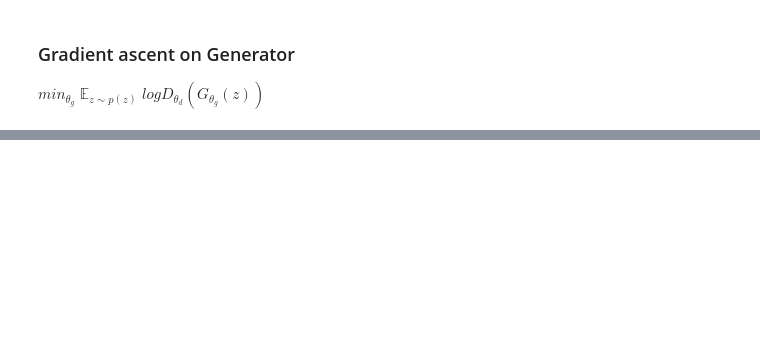
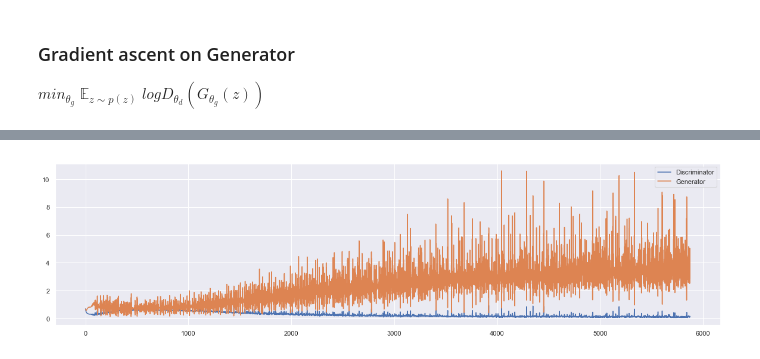
Before and after one commit to jordanott/MachineLearning, a Jupyter notebook: Notebooks/gan.ipynb, the cells around one changed output, grey strips where cells are left out. Saved outputs shown, nothing was run; the diff lists cells and outputs as text; code cells hidden in the pictures; blank space fills up the shorter version.

Commit message:
GAN updates, training, and results

```diff
--- a/Notebooks/gan.ipynb
+++ b/Notebooks/gan.ipynb
@@ -11,9 +15,13 @@ from torch.nn import functional as F
 from torchvision import datasets, transforms
 from torchvision.utils import save_image
 from torch.autograd import Variable
+
+import matplotlib.pyplot as plt
+import seaborn as sns
+sns.set(color_codes=True)
 # %%
-BATCH_SIZE = 128
-EPOCHS = 10
+BATCH_SIZE = 256
+EPOCHS = 25
 LOG_INTERVAL = 100
 CUDA = False #torch.cuda.is_available()
 
@@ -99,7 +105,7 @@ $max_{\theta_{d}}\mathop{{}\mathbb{E}}_{x \sim p_{data}} log D_{\theta}(x)$
 $min_{\theta_{g}} \mathop{{}\mathbb{E}}_{z \sim p(z)} log D_{\theta_{d}}(G_{\theta_{g}}(z))$
 # %%
 Tensor = torch.cuda.FloatTensor if CUDA else torch.FloatTensor
-
+loss = {'G':[], 'D':[]}
 for epoch in range(EPOCHS):
     for i, (imgs, _) in enumerate(dataloader):
         # Adversarial ground truths
@@ -107,7 +113,7 @@ for epoch in range(EPOCHS):
         fake = Variable(Tensor(imgs.size(0), 1).fill_(0.0), requires_grad=False)
 
         # Configure input
-        real_imgs = Variable(imgs.type(Tensor))
+        real_imgs = Variable(imgs.type(Tensor)).view(-1,784)
 
         # -----------------
         #  Train Generator
@@ -118,7 +124,7 @@ for epoch in range(EPOCHS):
         z = Variable(Tensor(np.random.normal(0, 1, (imgs.shape[0], 10))))
 
         # Generate a batch of images
-        gen_imgs = G(z)
+        gen_imgs = G(z).reshape(-1,784)
 
         # Loss measures generator's ability to fool the discriminator
         g_loss = adversarial_loss(D(gen_imgs), valid)
@@ -130,7 +136,7 @@ for epoch in range(EPOCHS):
         #  Train Discriminator
         # ---------------------
         optimizer_D.zero_grad()
-        print(real_imgs.shape)
+
         # Measure discriminator's ability to classify real from generated samples
         real_loss = adversarial_loss(D(real_imgs), valid)
         fake_loss = adversarial_loss(D(gen_imgs.detach()), fake)
@@ -139,10 +145,14 @@ for epoch in range(EPOCHS):
         d_loss.backward()
         optimizer_D.step()
 
-        print ("[Epoch %d/%d] [Batch %d/%d] [D loss: %f] [G loss: %f]" % (epoch, opt.n_epochs, i, len(dataloader),
-                                                            d_loss.item(), g_loss.item()))
+        #print ("[Epoch %d/%d] [Batch %d/%d] [D loss: %f] [G loss: %f]" % (epoch, EPOCHS, i, len(dataloader),d_loss.item(), g_loss.item()))
+        lg.update("[Epoch %d/%d] [Batch %d/%d] [D loss: %f] [G loss: %f]" % (epoch, EPOCHS, i, len(dataloader),d_loss.item(), g_loss.item()))
+        loss['D'].append(d_loss.item())
+        loss['G'].append(g_loss.item())
 
-        batches_done = epoch * len(dataloader) + i
-        if batches_done % opt.sample_interval == 0:
-            save_image(gen_imgs.data[:25], 'images/%d.png' % batches_done, nrow=5, normalize=True)
+    # save gen img
+    gen_imgs = gen_imgs.reshape(-1,1,28,28)
+    save_image(gen_imgs.data[:25], 'Results/GAN Results/%d.png' % epoch, nrow=5, normalize=True)
+
+    lg.new_line()
 # %% [output]
@@ -197,0 +176,8 @@ for epoch in range(1, EPOCHS + 1):
+# %%
+plt.figure(2,figsize=(20,5))
+plt.plot(loss['D'],label='Discriminator')
+plt.plot(loss['G'],label='Generator')
+plt.legend()
+plt.show()
+# %% [output]
+[figure, added]
```
Also changed, not shown: parts of 7 cells of this notebook, 25 other files.
